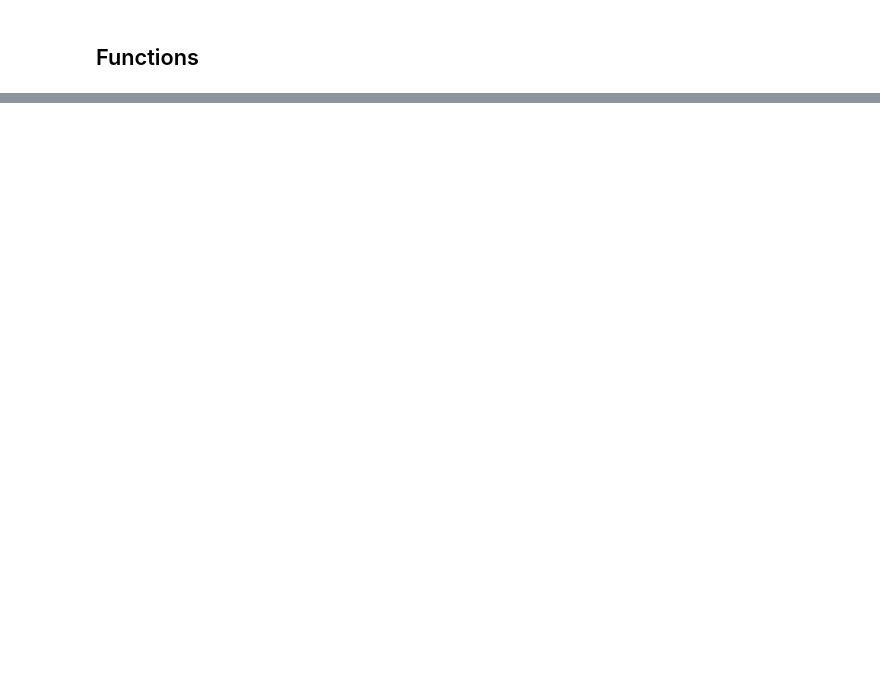
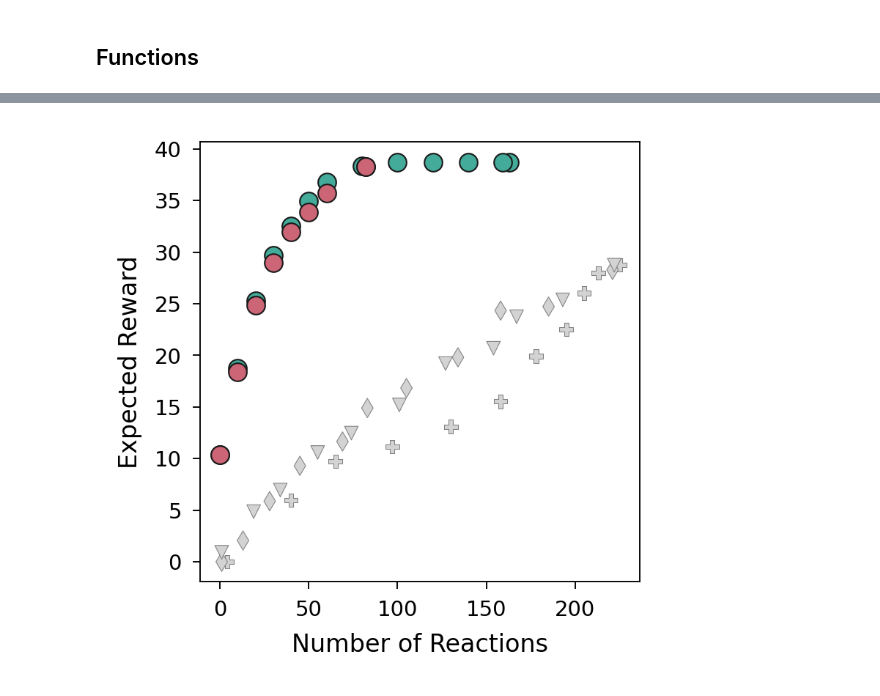
Before and after one commit to coleygroup/sparrow, a Jupyter notebook: notebooks/nonlinear_figures.ipynb, the cells around one changed output, grey strips where cells are left out. Saved outputs shown, nothing was run; the diff lists cells and outputs as text; code cells hidden in the pictures; blank space fills up the shorter version.

```diff
--- a/notebooks/nonlinear_figures.ipynb
+++ b/notebooks/nonlinear_figures.ipynb
@@ -51,5 +70,5 @@ def get_info(folder: Path):
 # %%
-folder = '../results/button_grid_nonlinear'
+folder = f'../results/{case}_grid_nonlinear'
 
 data = []
 for subf in Path(folder).glob('*'):
@@ -63,3 +82,6 @@ convert_dict = {'starting_material_budget': int,
                 }
 
 df = df.astype(convert_dict)
+# df_filtered = df.loc[df['starting_material_budget']<=130]
+
+# df['starting_material_budget'] = df['starting_material_budget'].astype('category')
@@ -77,0 +217,14 @@ plot_utils.set_size(w=3, h=2.5, ax=ax)
+# %%
+fig, ax = plt.subplots(1,1)
+
+markers = {"Reward Only": "P", "SA Score Only": "d", "Combined Score": "v"}
+seaborn.scatterplot(data=baselines, ax=ax, x='Number of Reactions', y='Expected Reward', style='strategy', color="lightgray", s=20, edgecolor='gray', linewidth=0.25, legend=False, markers=markers)
+seaborn.scatterplot(data=df_rxns, c=c_nonlinear, ax=ax, x='Number of Reactions', y='Expected Reward', s=35, edgecolor='k', linewidth=0.5, legend=False)
+seaborn.scatterplot(data=linear_rxns, c=c_linear, ax=ax, x='Number of Reactions', y='Expected Reward', s=35, edgecolor='k', linewidth=0.5, legend=False)
+# seaborn.move_legend(
+#     ax, "lower center",
+#     bbox_to_anchor=(.5, 1), ncol=2, title=None, frameon=False,
+# )
+plot_utils.set_size(w=2, h=2, ax=ax)
+# %% [output]
+[figure, added]
```
Also changed, not shown: parts of 22 cells of this notebook, 4 other files.
